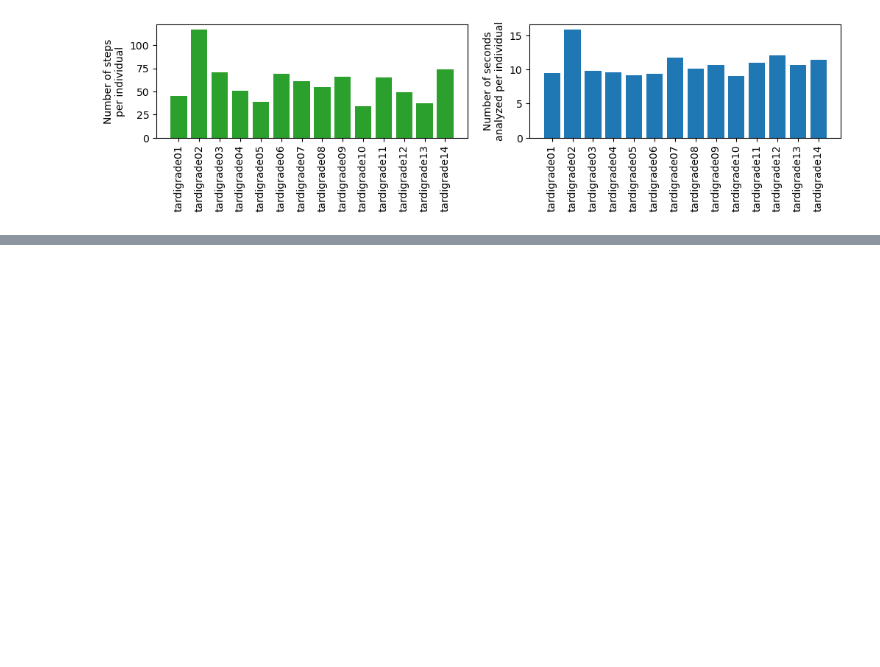
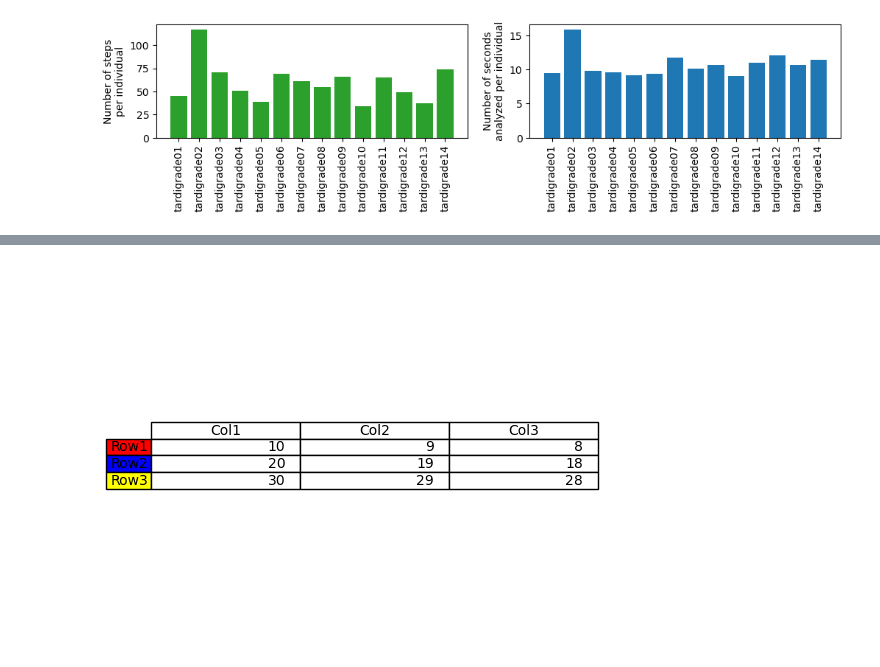
Before and after one commit to enwudz/gait, a Jupyter notebook: kinematics_overview.ipynb, the cells around one changed output, grey strips where cells are left out. Cells and saved outputs as stored; diff of their text form; code cells hidden in the pictures; blank space fills up the shorter version.

```diff
--- a/kinematics_overview.ipynb
+++ b/kinematics_overview.ipynb
@@ -398,0 +439,24 @@ Nirody body length / sec speed:  0.47
+# %%
+import matplotlib.pylab as plt
+import numpy as np
+
+plt.figure()
+ax = plt.gca()
+a = np.random.randn(5)
+
+#defining the attributes
+col_labels = ['Col1','Col2','Col3']
+row_labels = ['Row1','Row2','Row3']
+table_vals = [[10, 9, 8], [20, 19, 18], [30, 29, 28]]
+row_colors = ['red', 'blue', 'yellow']
+#plotting
+my_table = plt.table(cellText=table_vals,
+                     colWidths=[0.3] * 3,
+                     rowLabels=row_labels,
+                     colLabels=col_labels,
+                     rowColours=row_colors,
+                     loc='center')
+ax.set_axis_off()
+plt.show()
+# %% [output]
+[figure, added]
```
Also changed, not shown: parts of 3 cells of this notebook.
